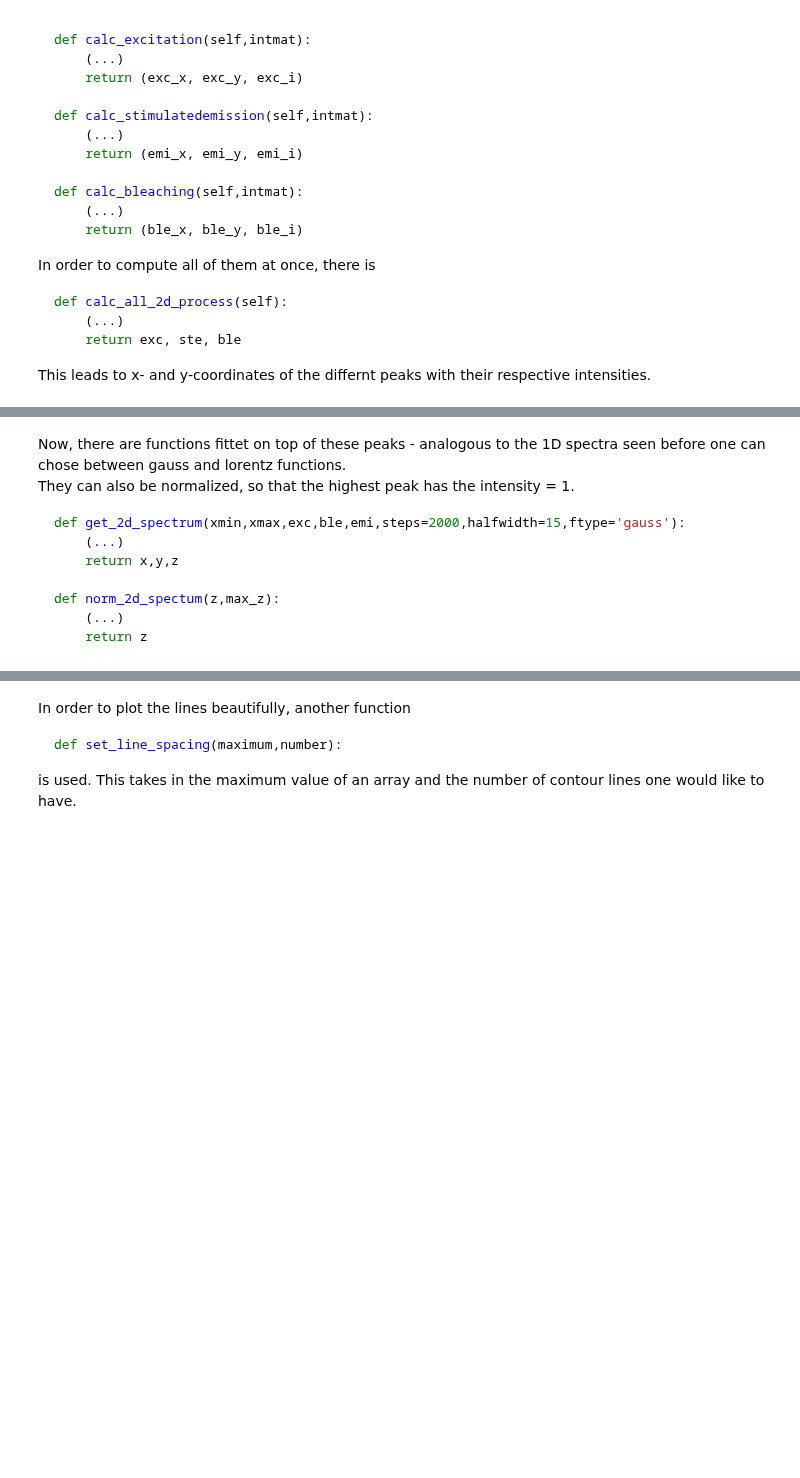
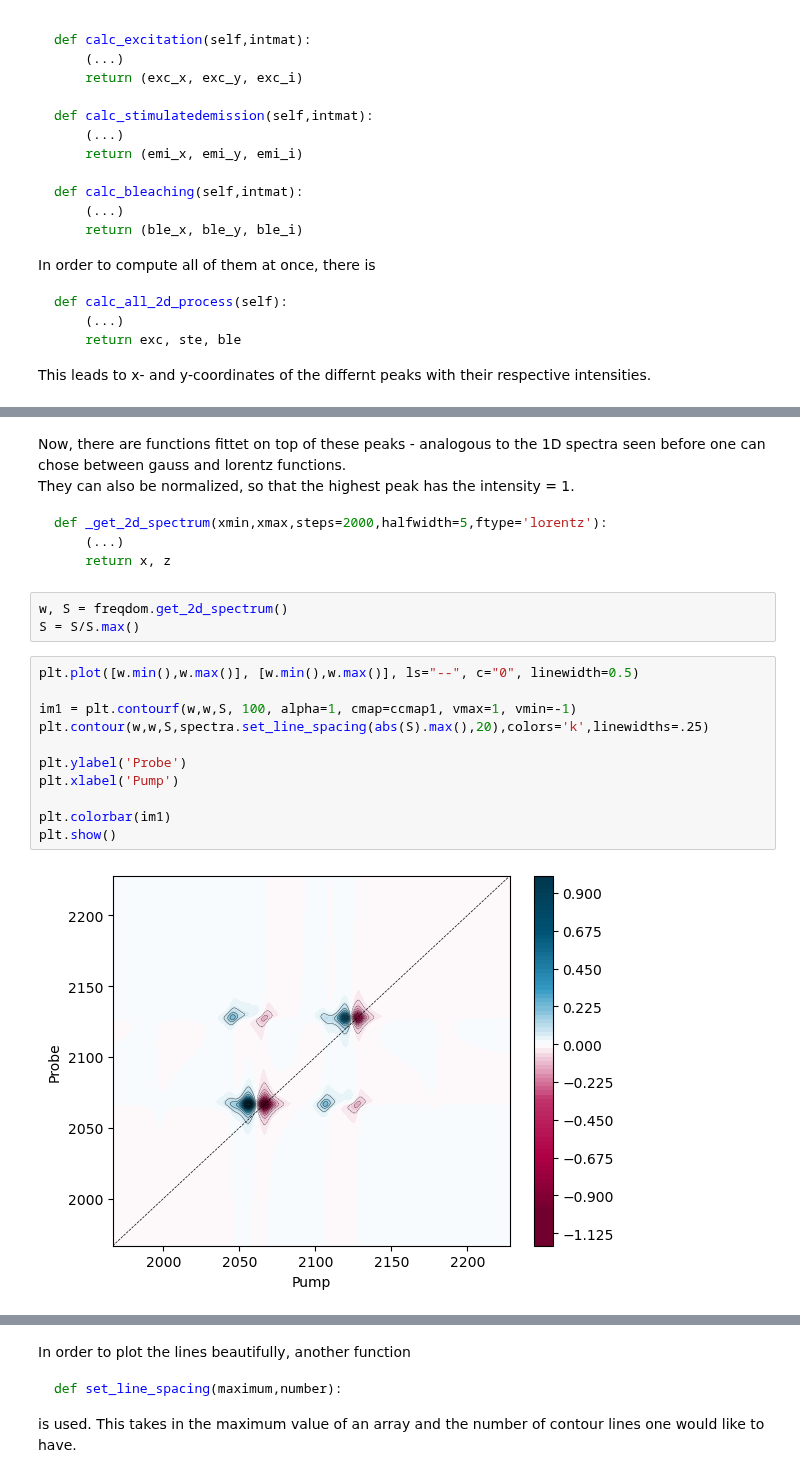
Before and after one commit to chjacob-tubs/Vibrations2D, a Jupyter notebook: How_to_2DIR_spectra.ipynb, the cells around one changed output, grey strips where cells are left out. Drawn from its saved outputs; the diff is of its cells as text; blank space fills up the shorter version.

````diff
--- a/How_to_2DIR_spectra.ipynb
+++ b/How_to_2DIR_spectra.ipynb
@@ -122,14 +134,26 @@ exc,emi,ble = freqdomain(VCI_freq[0],VCI_dipo).calc_all_2d_process()
 Now, there are functions fittet on top of these peaks - analogous to the 1D spectra seen before one can chose between gauss and lorentz functions.
 They can also be normalized, so that the highest peak has the intensity = 1.
 ```python
-def get_2d_spectrum(xmin,xmax,exc,ble,emi,steps=2000,halfwidth=15,ftype='gauss'):
+def _get_2d_spectrum(xmin,xmax,steps=2000,halfwidth=5,ftype='lorentz'):
     (...)
-    return x,y,z
-
-def norm_2d_spectum(z,max_z):
-    (...)
-    return z
+    return x, z
 ```
+# %%
+w, S = freqdom.get_2d_spectrum()
+S = S/S.max()
+# %%
+plt.plot([w.min(),w.max()], [w.min(),w.max()], ls="--", c="0", linewidth=0.5)
+
+im1 = plt.contourf(w,w,S, 100, alpha=1, cmap=ccmap1, vmax=1, vmin=-1)
+plt.contour(w,w,S,spectra.set_line_spacing(abs(S).max(),20),colors='k',linewidths=.25)
+
+plt.ylabel('Probe')
+plt.xlabel('Pump')
+
+plt.colorbar(im1)
+plt.show()
+# %% [output]
+[figure, added]
 # %%
 dim = 500
 min_fd = 2035
````
Also changed, not shown: parts of 11 cells of this notebook, 18 other files.
